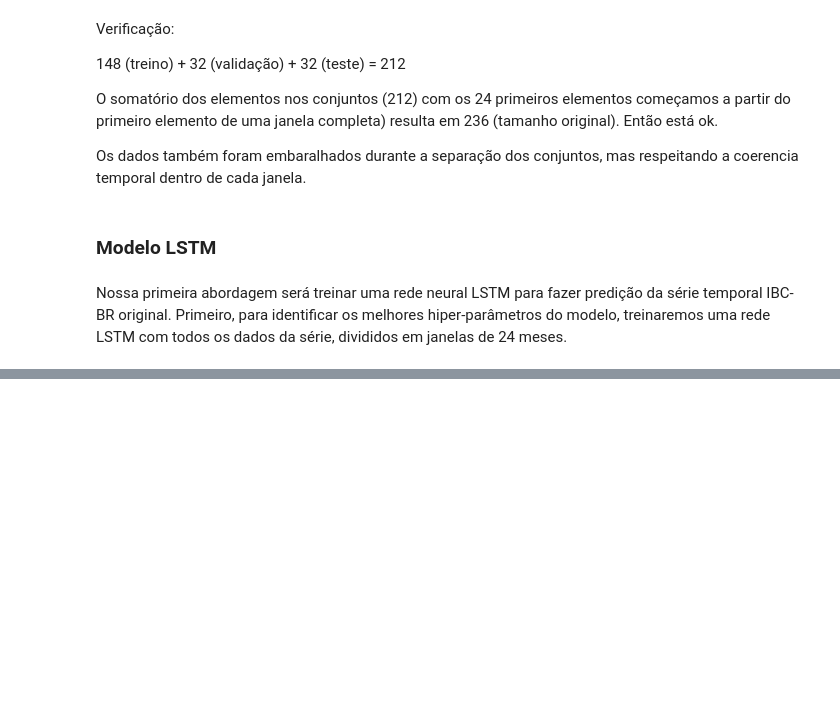
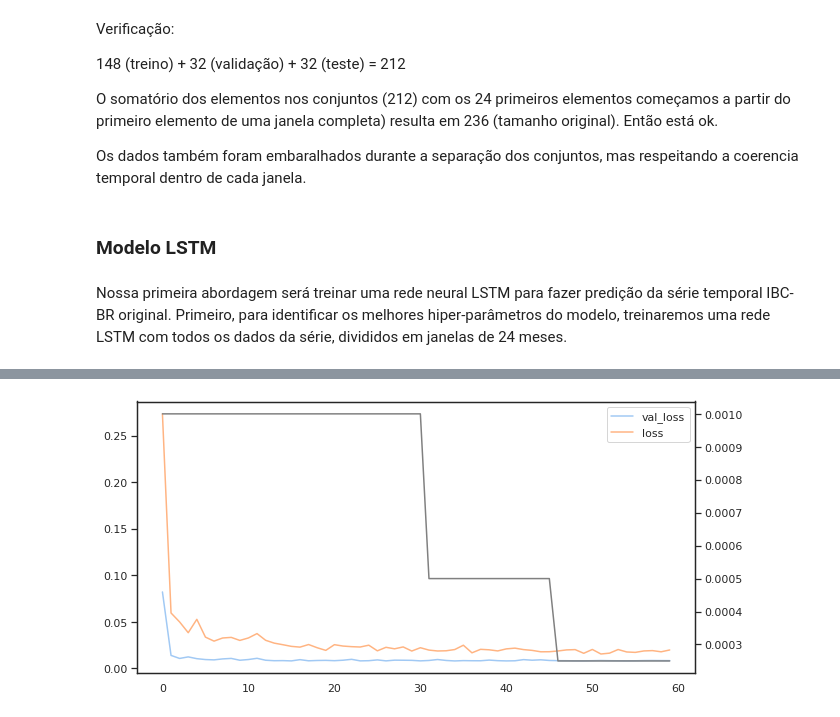
Before and after one commit to dev-alexmc/bimaster-proj, a Jupyter notebook: ibc_br_da_predicao_de_series.ipynb, the cells around one changed output, grey strips where cells are left out. Cells and saved outputs as stored; diff of their text form; code cells hidden in the pictures; blank space fills up the shorter version.

Commit message:
Código refatorado; modelo LSTM modificado; adicionado código para treinamento e visualização dos resultados.

```diff
--- a/ibc_br_da_predicao_de_series.ipynb
+++ b/ibc_br_da_predicao_de_series.ipynb
@@ -264,0 +327,5 @@ def imprimir_propriedades(X_train, y_train, X_val, y_val, X_test, y_test) -> Non
+# %%
+def plot_train_results(history:object):
+  df_history = pd.DataFrame(history.history)
+  ax = df_history[['val_loss', 'loss']].plot(figsize=(10, 5))
+  df_history['lr'].plot(ax=ax.twinx(), color='gray');
@@ -422,0 +659,5 @@ Epoch 30: early stopping
+# %%
+lstm_model = create_model(optimizer="adam",
+                          input_shape=(SLIDING_WINDOW_SIZE, 1),
+                          lstm_layer_size=24,
+                          add_extra_layer=True)
@@ -422,0 +682,8 @@ Epoch 30: early stopping
+# %%
+history = train_model(model=lstm_model,
+                      X_train=X_train,
+                      y_train=y_train,
+                      X_val=X_val,
+                      y_val=y_val,
+                      X_test=X_test,
+                      y_test=y_test)
@@ -422,0 +708,4 @@ Epoch 30: early stopping
+# %%
+plot_train_results(history)
+# %% [output]
+[figure, added]
```
Also changed, not shown: parts of 30 cells of this notebook.
